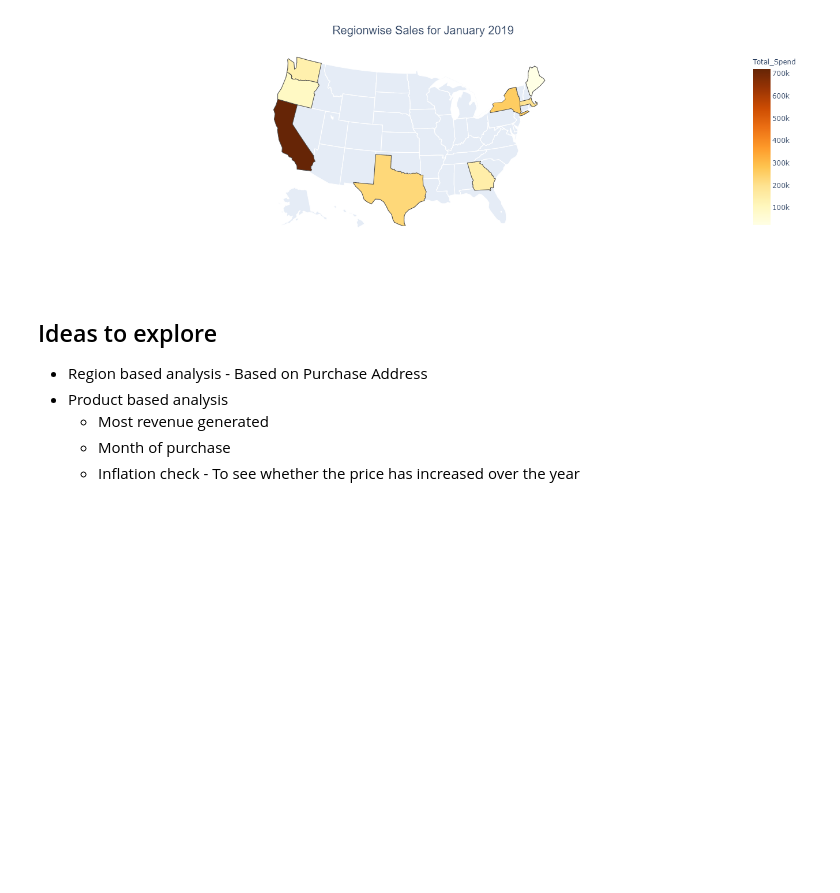
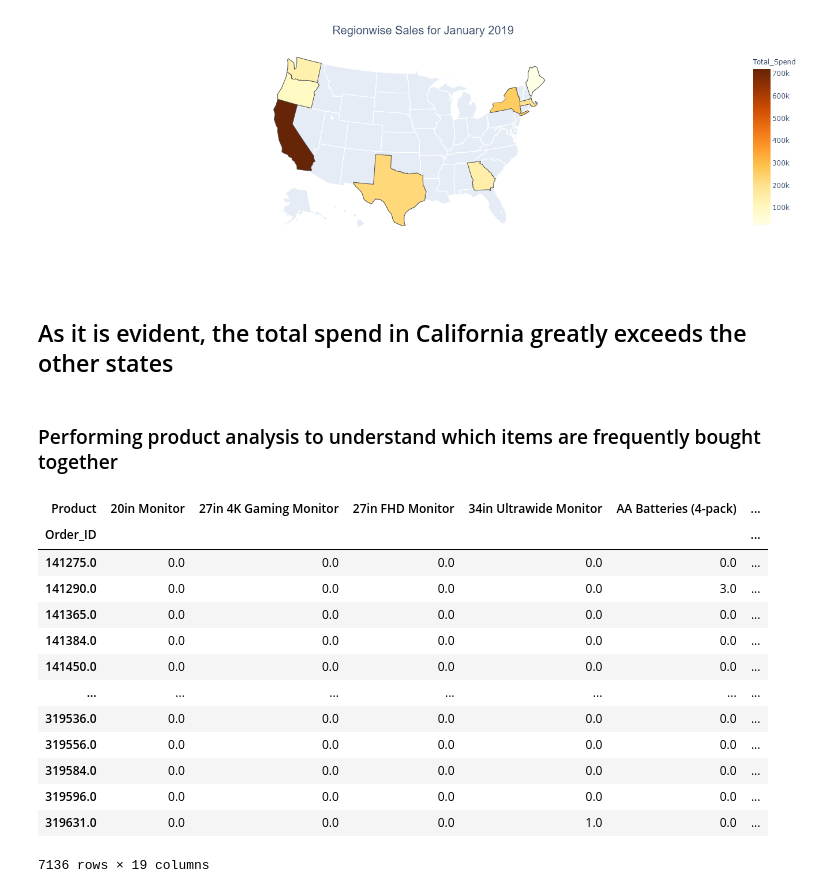
Before and after one commit to Abhijith-Nagarajan/Machine-Learning-Training, a Jupyter notebook: amazon-sales-data-analysis.ipynb, the cells around one changed output. Cells and saved outputs as stored; diff of their text form; code cells hidden in the pictures; blank space fills up the shorter version.

Commit message:
Kaggle Notebook | Amazon_Sales_Data_Analysis | Version 2

```diff
--- a/amazon-sales-data-analysis.ipynb
+++ b/amazon-sales-data-analysis.ipynb
@@ -226,10 +231,28 @@ fig = px.choropleth(state_analysis_jan_df,
 fig.update_layout(title_text = 'Regionwise Sales for January 2019', title_font_family = 'Arial',title_font_size = 20, title_x = 0.5)
 # %% [output]
 [figure]
-# %% [markdown]
-## Ideas to explore
-- Region based analysis - Based on Purchase Address
-- Product based analysis
-  - Most revenue generated
-  - Month of purchase
-  - Inflation check - To see whether the price has increased over the year
+# %% [markdown]
+## As it is evident, the total spend in California greatly exceeds the other states
+# %% [markdown]
+### Performing product analysis to understand which items are frequently bought together
+# %%
+multiple_purchases_df = amazon_df[amazon_df['Order_ID'].map(amazon_df['Order_ID'].value_counts()>1)]
+# %%
+multiple_purchases_df = multiple_purchases_df.groupby(['Order_ID','Product'])['Qty_Ordered'].sum().unstack().reset_index().fillna(0).set_index('Order_ID')
+# %%
+multiple_purchases_df
+# %% [output]
+| Product | 20in Monitor | 27in 4K Gaming Monitor | 27in FHD Monitor | 34in Ultrawide Monitor | AA Batteries (4-pack) | ... |
+| Order_ID |  |  |  |  |  | ... |
+| 141275.0 | 0.0 | 0.0 | 0.0 | 0.0 | 0.0 | ... |
+| 141290.0 | 0.0 | 0.0 | 0.0 | 0.0 | 3.0 | ... |
+| 141365.0 | 0.0 | 0.0 | 0.0 | 0.0 | 0.0 | ... |
+| 141384.0 | 0.0 | 0.0 | 0.0 | 0.0 | 0.0 | ... |
+| 141450.0 | 0.0 | 0.0 | 0.0 | 0.0 | 0.0 | ... |
+| ... | ... | ... | ... | ... | ... | ... |
+| 319536.0 | 0.0 | 0.0 | 0.0 | 0.0 | 0.0 | ... |
+| 319556.0 | 0.0 | 0.0 | 0.0 | 0.0 | 0.0 | ... |
+| 319584.0 | 0.0 | 0.0 | 0.0 | 0.0 | 0.0 | ... |
+| 319596.0 | 0.0 | 0.0 | 0.0 | 0.0 | 0.0 | ... |
+| 319631.0 | 0.0 | 0.0 | 0.0 | 1.0 | 0.0 | ... |
+7136 rows × 19 columns
```
Also changed, not shown: parts of 6 cells of this notebook.
